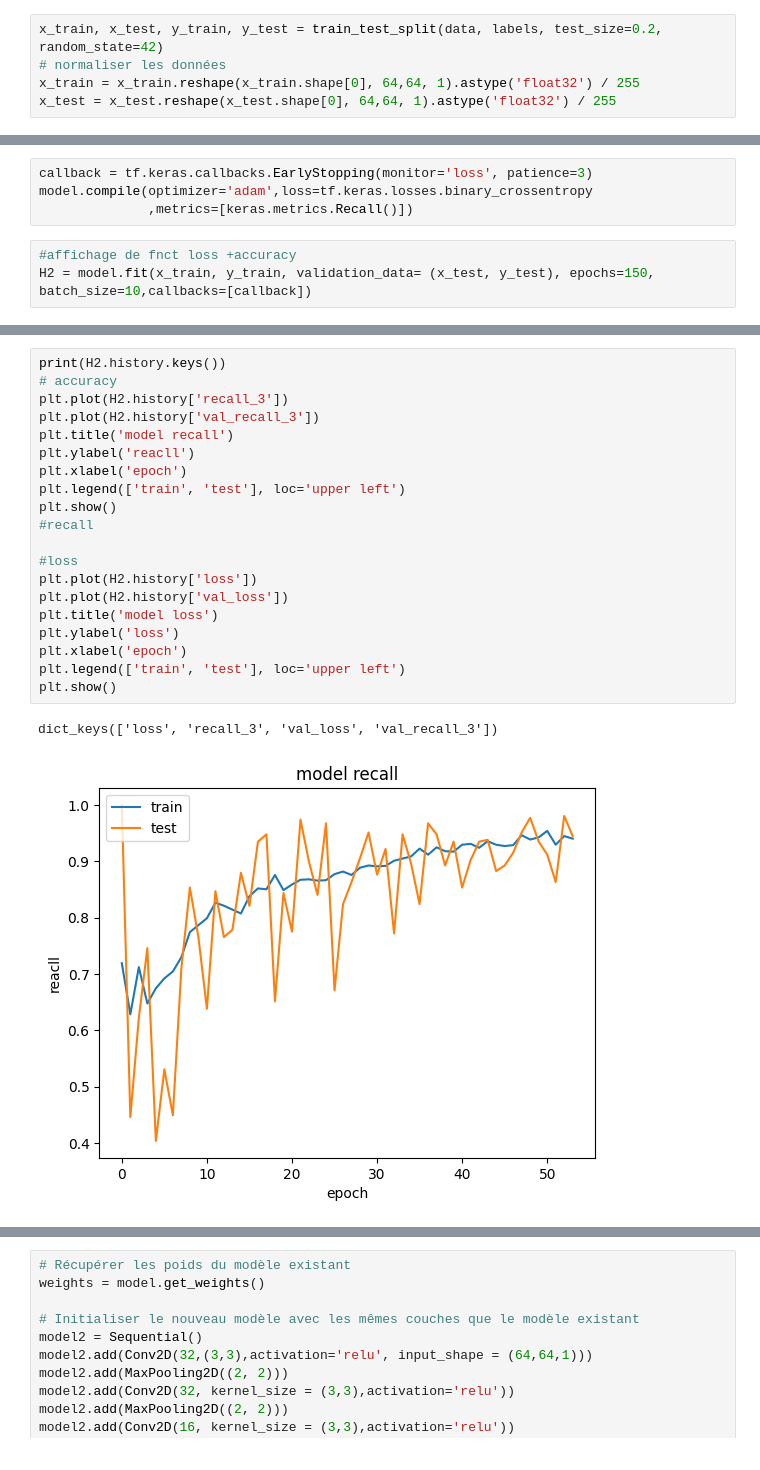
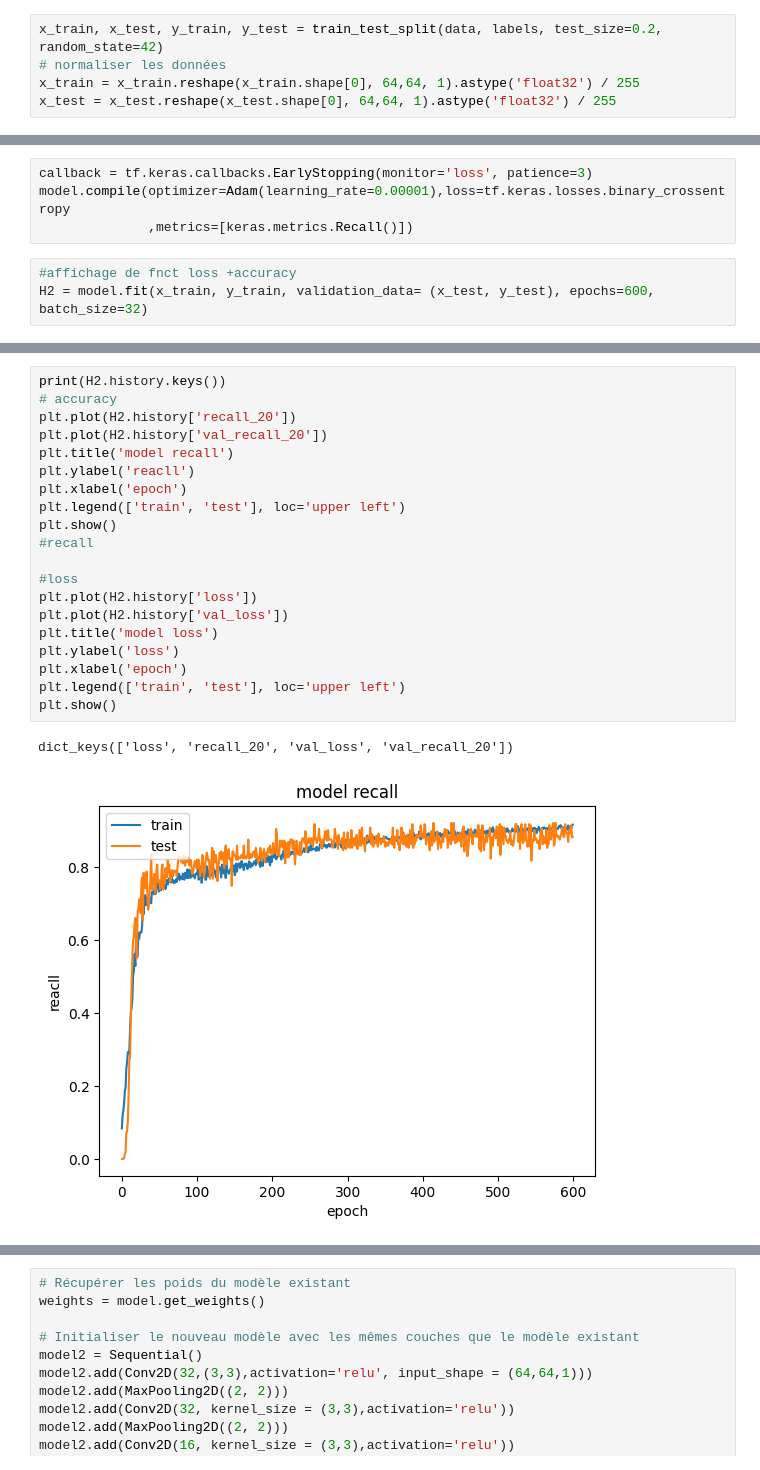
Before and after one commit to nou321/PFE_Nour, a Jupyter notebook: CnnAug_Test.ipynb, the cells around one changed output, grey strips where cells are left out. Drawn from its saved outputs; the diff is of its cells as text.

```diff
--- a/CnnAug_Test.ipynb
+++ b/CnnAug_Test.ipynb
@@ -184,9 +186,9 @@ _________________________________________________________________
 None
 # %%
 callback = tf.keras.callbacks.EarlyStopping(monitor='loss', patience=3)
-model.compile(optimizer='adam',loss=tf.keras.losses.binary_crossentropy
+model.compile(optimizer=Adam(learning_rate=0.00001),loss=tf.keras.losses.binary_crossentropy
               ,metrics=[keras.metrics.Recall()])
 # %%
 #affichage de fnct loss +accuracy
-H2 = model.fit(x_train, y_train, validation_data= (x_test, y_test), epochs=150, batch_size=10,callbacks=[callback])
+H2 = model.fit(x_train, y_train, validation_data= (x_test, y_test), epochs=600, batch_size=32)
 # %% [output]
@@ -210,23 +212,23 @@ Epoch 54/150
 # %%
 print(H2.history.keys())
 # accuracy
-plt.plot(H2.history['recall_3'])
-plt.plot(H2.history['val_recall_3'])
+plt.plot(H2.history['recall_20'])
+plt.plot(H2.history['val_recall_20'])
 plt.title('model recall')
 plt.ylabel('reacll')
 plt.xlabel('epoch')
 plt.legend(['train', 'test'], loc='upper left')
 plt.show()
 #recall
 
 #loss
 plt.plot(H2.history['loss'])
 plt.plot(H2.history['val_loss'])
 plt.title('model loss')
 plt.ylabel('loss')
 plt.xlabel('epoch')
 plt.legend(['train', 'test'], loc='upper left')
 plt.show()
 # %% [output]
-dict_keys(['loss', 'recall_3', 'val_loss', 'val_recall_3'])
+dict_keys(['loss', 'recall_20', 'val_loss', 'val_recall_20'])
-[figure, old version]
+[figure, new version]
```
Also changed, not shown: parts of 9 cells of this notebook.
